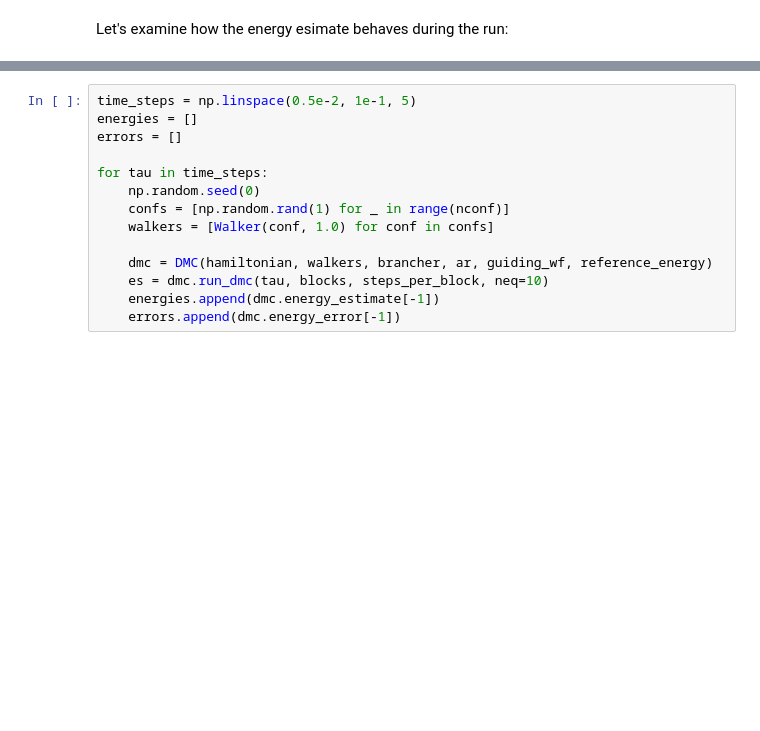
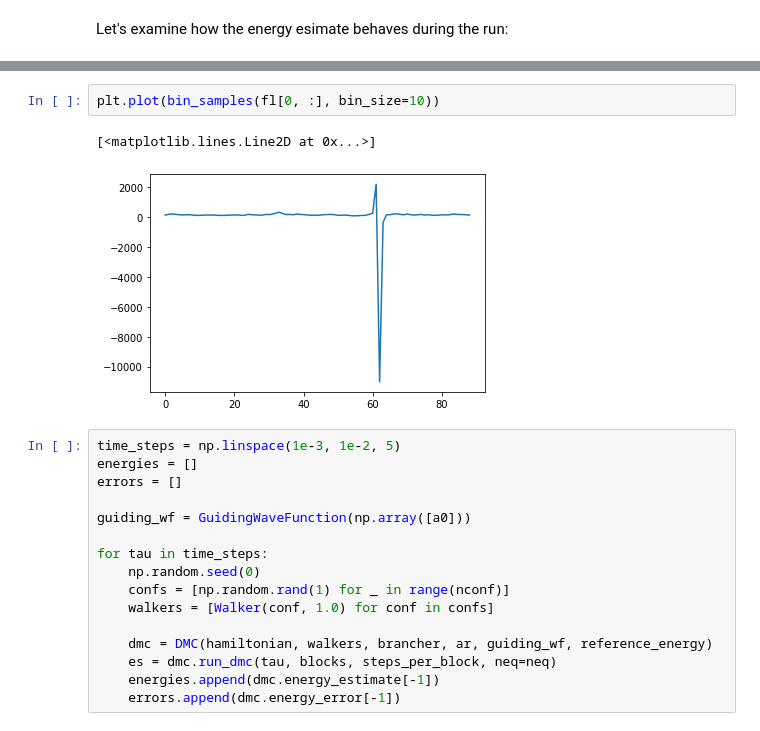
Before and after one commit to Jvanrhijn/pydmc, a Jupyter notebook: examples/pib_1d.ipynb, the cells around one changed output, grey strips where cells are left out. Cells and saved outputs as stored; diff of their text form; blank space fills up the shorter version.

```diff
--- a/examples/pib_1d.ipynb
+++ b/examples/pib_1d.ipynb
@@ -103,7 +146,14 @@ plt.grid()
+# %%
+plt.plot(bin_samples(fl[0, :], bin_size=10))
+# %% [output]
+[<matplotlib.lines.Line2D at 0x...>]
+[figure, added]
 # %%
-time_steps = np.linspace(0.5e-2, 1e-1, 5)
+time_steps = np.linspace(1e-3, 1e-2, 5)
 energies = []
 errors = []
+
+guiding_wf = GuidingWaveFunction(np.array([a0]))
 
 for tau in time_steps:
     np.random.seed(0)
@@ -111,7 +161,7 @@ for tau in time_steps:
     walkers = [Walker(conf, 1.0) for conf in confs]
 
     dmc = DMC(hamiltonian, walkers, brancher, ar, guiding_wf, reference_energy)
-    es = dmc.run_dmc(tau, blocks, steps_per_block, neq=10)
+    es = dmc.run_dmc(tau, blocks, steps_per_block, neq=neq)
     energies.append(dmc.energy_estimate[-1])
     errors.append(dmc.energy_error[-1])
 # %%
```
Also changed, not shown: parts of 10 cells of this notebook, 7 other files.
